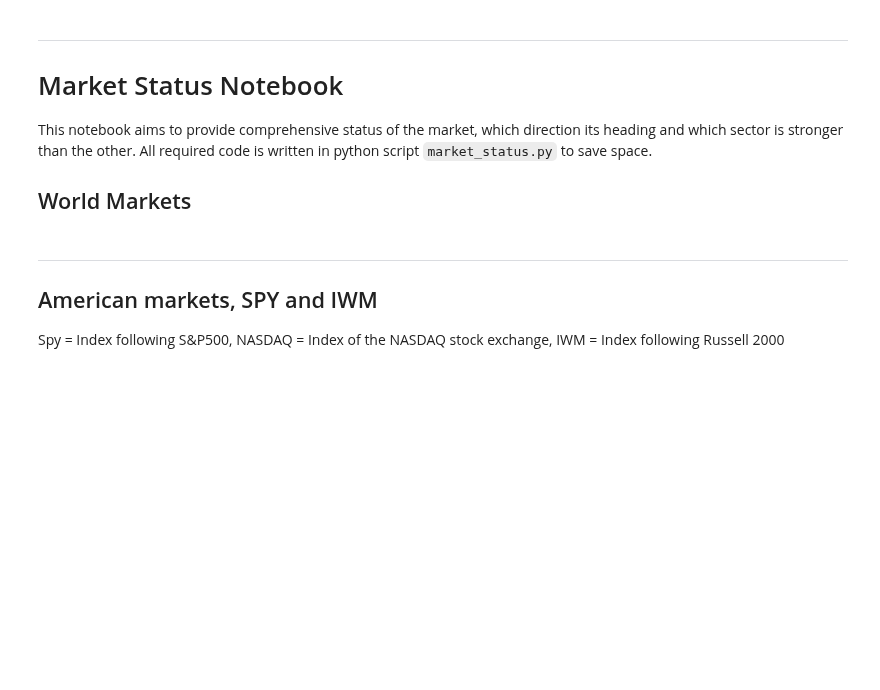
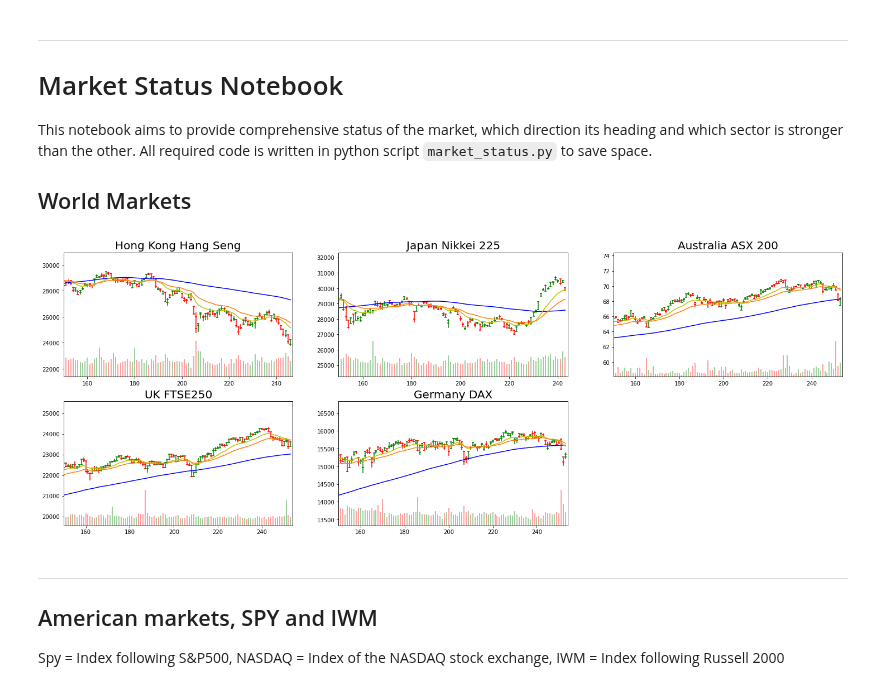
Before and after one commit to ofinke/stocksandloss, a Jupyter notebook: market_status.ipynb, the cells around one changed output. Drawn from its saved outputs; the diff is of its cells as text; code cells hidden in the pictures; blank space fills up the shorter version.

````diff
--- a/market_status.ipynb
+++ b/market_status.ipynb
@@ -14,6 +14,10 @@ import numpy as np
 This notebook aims to provide comprehensive status of the market, which direction its heading and which sector is stronger than the other. All required code is written in python script ```market_status.py``` to save space.
 
 ## World Markets
+# %%
+ms.show_worldmarkets()
+# %% [output]
+[figure, added]
 # %% [markdown]
 ***
 ## American markets, SPY and IWM
````
Also changed, not shown: parts of 4 cells of this notebook, 2 other files.
